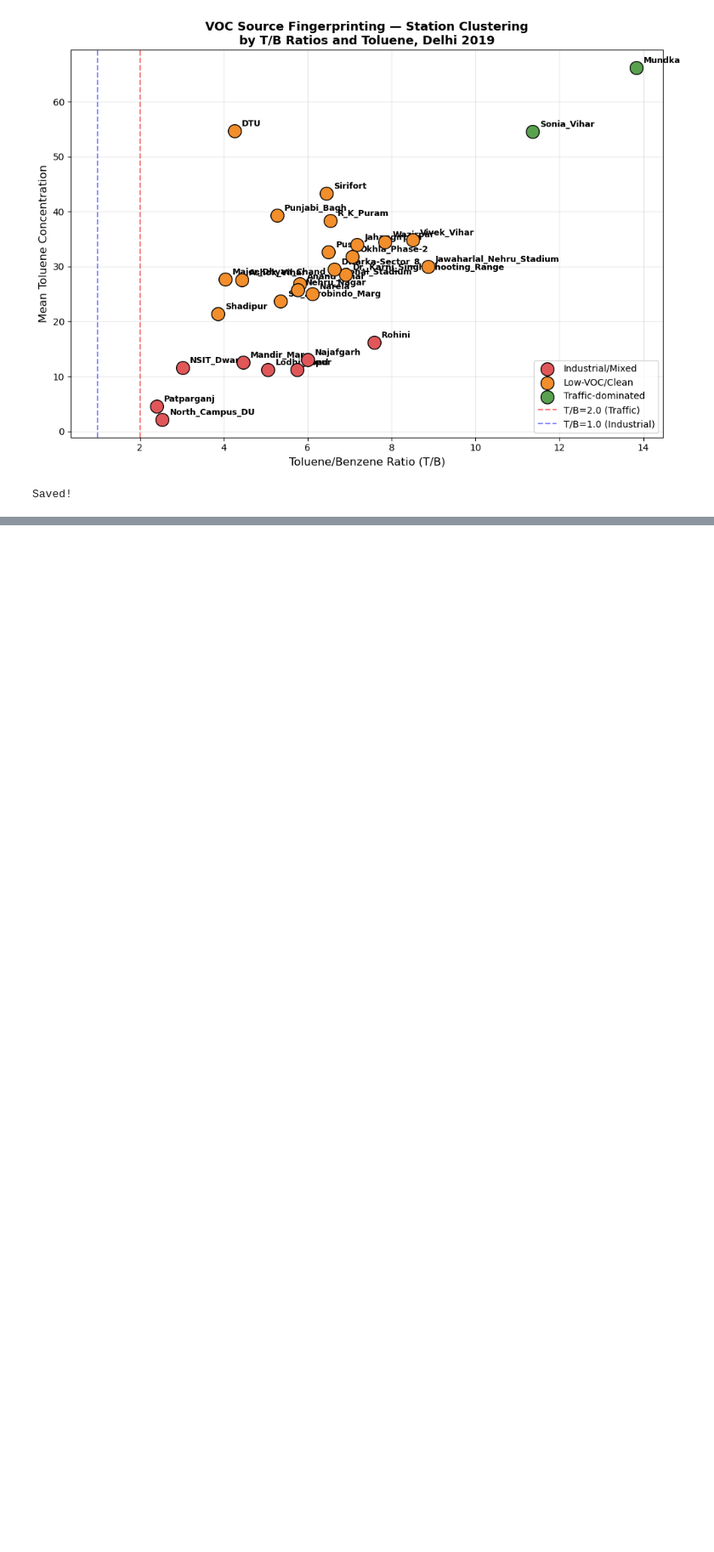
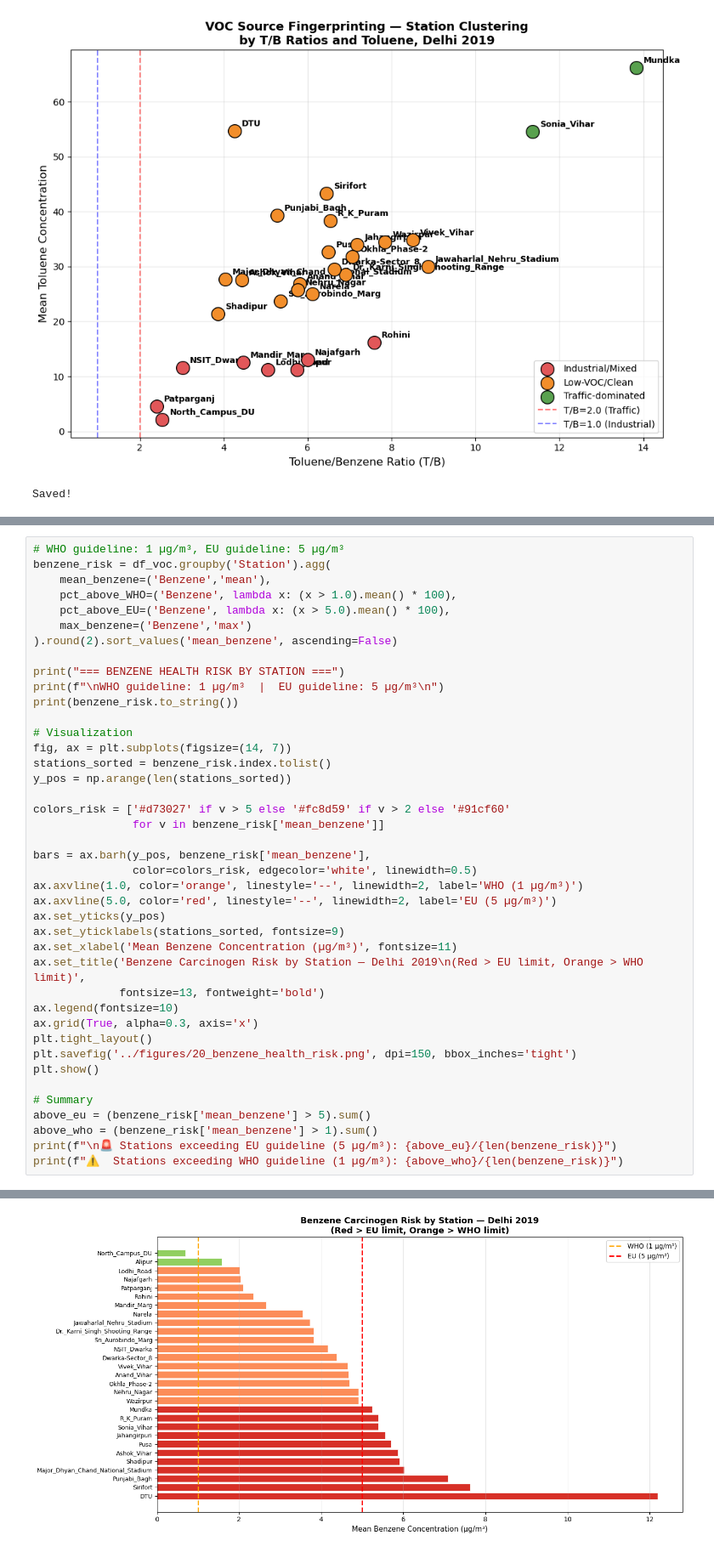
Before and after one commit to Krishna-ctrl1/delhi-aq-analysis, a Jupyter notebook: notebooks/03_voc_fingerprinting.ipynb, the cells around one changed output, grey strips where cells are left out. Shown at 85% size. Drawn from its saved outputs; the diff is of its cells as text; blank space fills up the shorter version.

```diff
--- a/notebooks/03_voc_fingerprinting.ipynb
+++ b/notebooks/03_voc_fingerprinting.ipynb
@@ -209,0 +274,42 @@ Saved!
+# %%
+# WHO guideline: 1 µg/m³, EU guideline: 5 µg/m³
+benzene_risk = df_voc.groupby('Station').agg(
+    mean_benzene=('Benzene','mean'),
+    pct_above_WHO=('Benzene', lambda x: (x > 1.0).mean() * 100),
+    pct_above_EU=('Benzene', lambda x: (x > 5.0).mean() * 100),
+    max_benzene=('Benzene','max')
+).round(2).sort_values('mean_benzene', ascending=False)
+
+print("=== BENZENE HEALTH RISK BY STATION ===")
+print(f"\nWHO guideline: 1 µg/m³  |  EU guideline: 5 µg/m³\n")
+print(benzene_risk.to_string())
+
+# Visualization
+fig, ax = plt.subplots(figsize=(14, 7))
+stations_sorted = benzene_risk.index.tolist()
+y_pos = np.arange(len(stations_sorted))
+
+colors_risk = ['#d73027' if v > 5 else '#fc8d59' if v > 2 else '#91cf60'
+               for v in benzene_risk['mean_benzene']]
+
+bars = ax.barh(y_pos, benzene_risk['mean_benzene'],
+               color=colors_risk, edgecolor='white', linewidth=0.5)
+ax.axvline(1.0, color='orange', linestyle='--', linewidth=2, label='WHO (1 µg/m³)')
+ax.axvline(5.0, color='red', linestyle='--', linewidth=2, label='EU (5 µg/m³)')
+ax.set_yticks(y_pos)
+ax.set_yticklabels(stations_sorted, fontsize=9)
+ax.set_xlabel('Mean Benzene Concentration (µg/m³)', fontsize=11)
+ax.set_title('Benzene Carcinogen Risk by Station — Delhi 2019\n(Red > EU limit, Orange > WHO limit)',
+             fontsize=13, fontweight='bold')
+ax.legend(fontsize=10)
+ax.grid(True, alpha=0.3, axis='x')
+plt.tight_layout()
+plt.savefig('../figures/20_benzene_health_risk.png', dpi=150, bbox_inches='tight')
+plt.show()
+
+# Summary
+above_eu = (benzene_risk['mean_benzene'] > 5).sum()
+above_who = (benzene_risk['mean_benzene'] > 1).sum()
+print(f"\n🚨 Stations exceeding EU guideline (5 µg/m³): {above_eu}/{len(benzene_risk)}")
+print(f"⚠️  Stations exceeding WHO guideline (1 µg/m³): {above_who}/{len(benzene_risk)}")
+# %% [output]
@@ -209,0 +333 @@ Saved!
+[figure, added]
```
Also changed, not shown: parts of 2 cells of this notebook, 2 other files.
